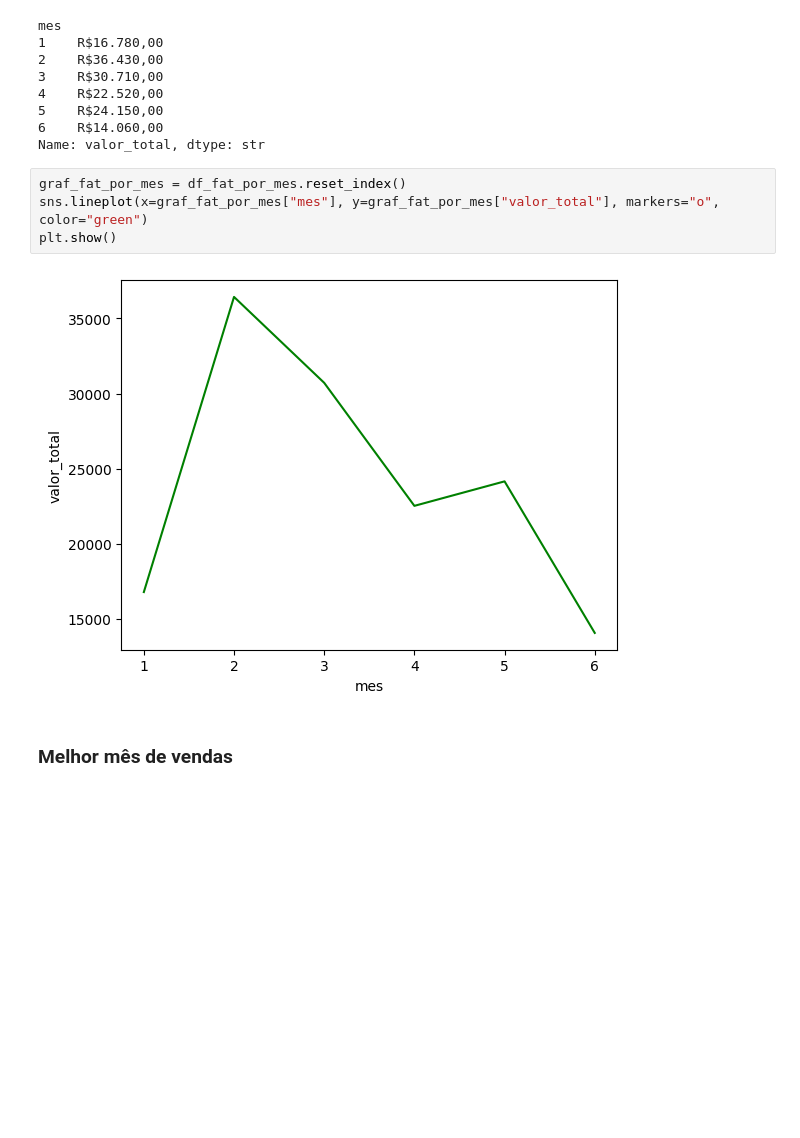
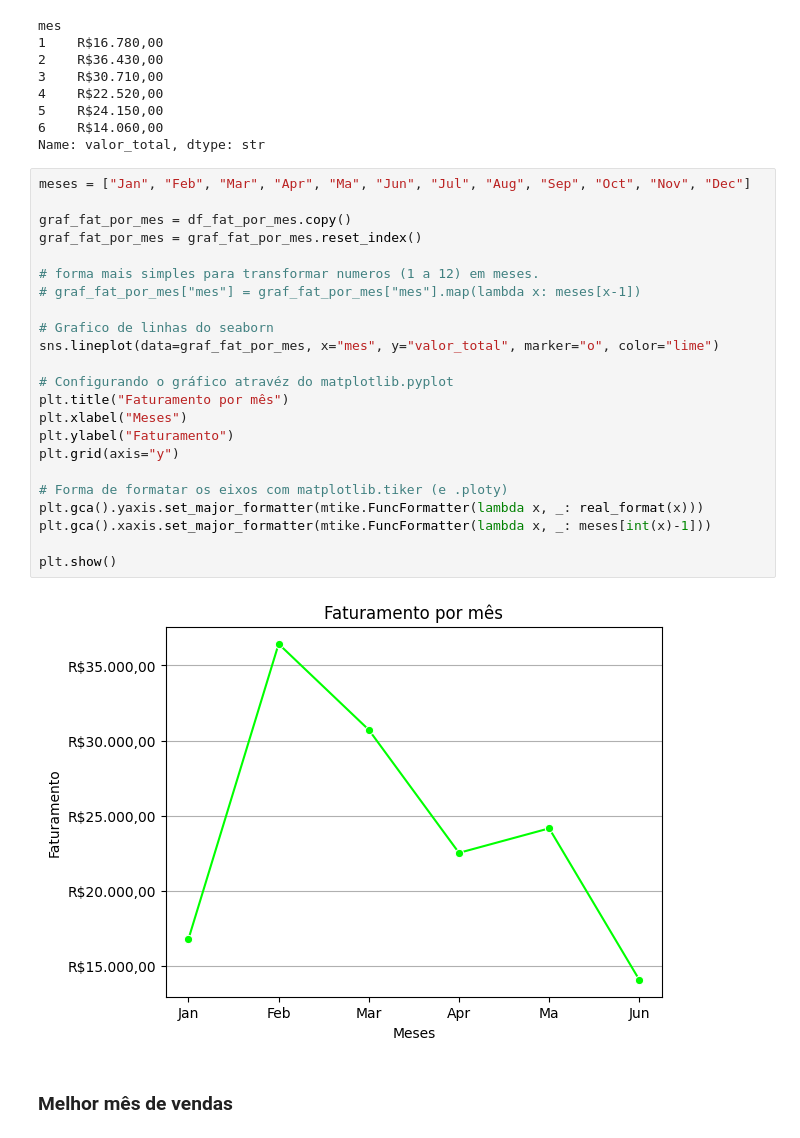
Before and after one commit to GustavoTML/sales-data-analysis-pandas, a Jupyter notebook: analise_nivel_3/dataframe_nivel_3.ipynb, the cells around one changed output. Cells and saved outputs as stored; diff of their text form; blank space fills up the shorter version.

Commit message:
Adicionando gráficos
Adicionando alguns gráficos.

```diff
--- a/analise_nivel_3/dataframe_nivel_3.ipynb
+++ b/analise_nivel_3/dataframe_nivel_3.ipynb
@@ -233,11 +234,30 @@ mes
 6    R$14.060,00
 Name: valor_total, dtype: str
 # %%
-graf_fat_por_mes = df_fat_por_mes.reset_index()
-sns.lineplot(x=graf_fat_por_mes["mes"], y=graf_fat_por_mes["valor_total"], markers="o", color="green")
+meses = ["Jan", "Feb", "Mar", "Apr", "Ma", "Jun", "Jul", "Aug", "Sep", "Oct", "Nov", "Dec"]
+
+graf_fat_por_mes = df_fat_por_mes.copy()
+graf_fat_por_mes = graf_fat_por_mes.reset_index()
+
+# forma mais simples para transformar numeros (1 a 12) em meses.
+# graf_fat_por_mes["mes"] = graf_fat_por_mes["mes"].map(lambda x: meses[x-1])
+
+# Grafico de linhas do seaborn
+sns.lineplot(data=graf_fat_por_mes, x="mes", y="valor_total", marker="o", color="lime")
+
+# Configurando o gráfico atravéz do matplotlib.pyplot
+plt.title("Faturamento por mês")
+plt.xlabel("Meses")
+plt.ylabel("Faturamento")
+plt.grid(axis="y")
+
+# Forma de formatar os eixos com matplotlib.tiker (e .ploty)
+plt.gca().yaxis.set_major_formatter(mtike.FuncFormatter(lambda x, _: real_format(x)))
+plt.gca().xaxis.set_major_formatter(mtike.FuncFormatter(lambda x, _: meses[int(x)-1]))
+
 plt.show()
 # %% [output]
-[figure, old version]
+[figure, new version]
 # %% [markdown]
 ### Melhor mês de vendas
 # %%
```
Also changed, not shown: parts of 9 cells of this notebook.
